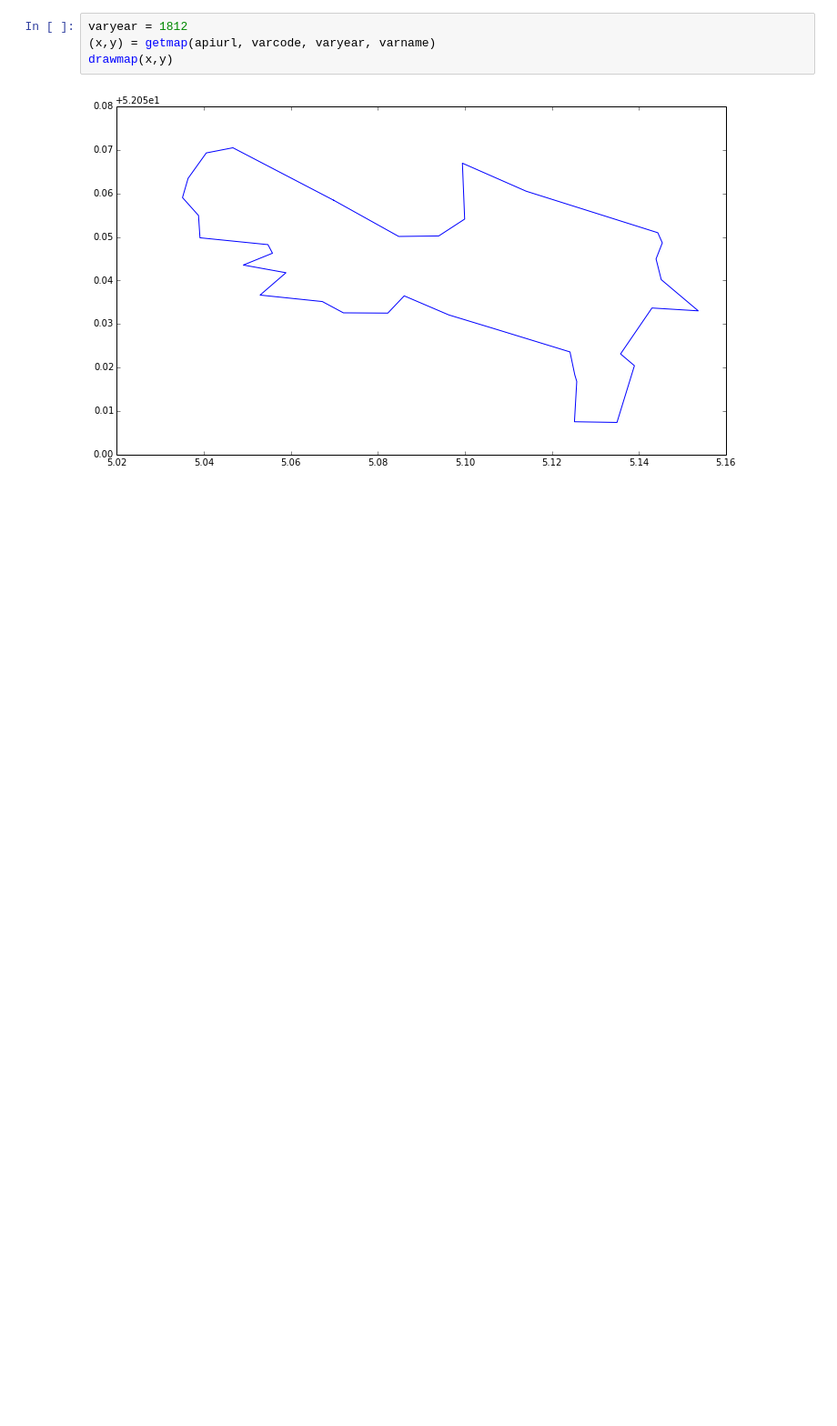
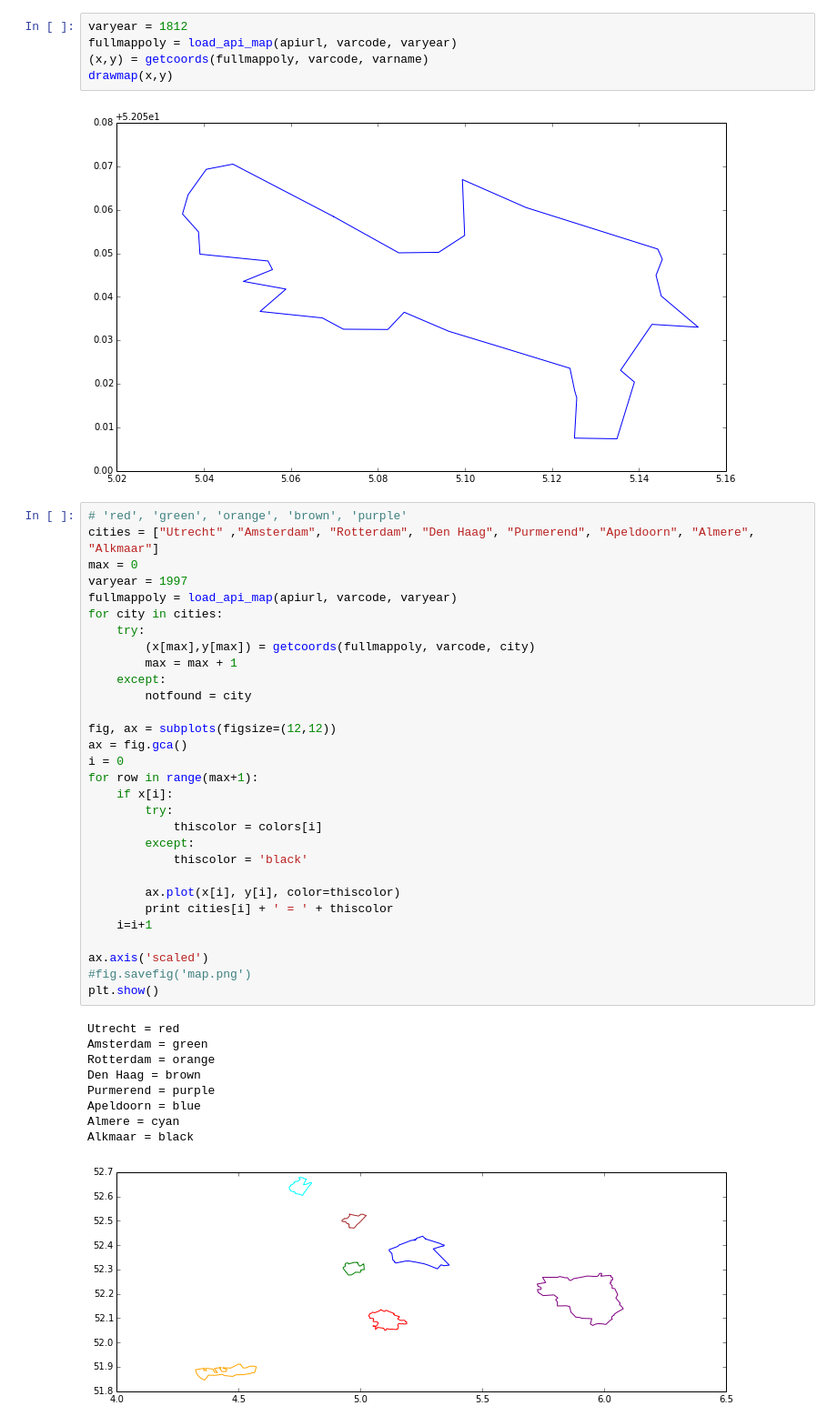
Before and after one commit to IISH/nlgis2, a Jupyter notebook: maps/usecases/viewer.ipynb, the cells around one changed output. Shown at 91% size. Drawn from its saved outputs; the diff is of its cells as text; blank space fills up the shorter version.

Commit message:
Added use case for several cities

```diff
--- a/maps/usecases/viewer.ipynb
+++ b/maps/usecases/viewer.ipynb
@@ -112,7 +100,48 @@ drawmap(x,y)
 And finally boundaries of Utrecht more than 200 years ago
 # %%
 varyear = 1812
-(x,y) = getmap(apiurl, varcode, varyear, varname)
+fullmappoly = load_api_map(apiurl, varcode, varyear)
+(x,y) = getcoords(fullmappoly, varcode, varname)
 drawmap(x,y)
 # %% [output]
 [figure]
+# %%
+# 'red', 'green', 'orange', 'brown', 'purple'
+cities = ["Utrecht" ,"Amsterdam", "Rotterdam", "Den Haag", "Purmerend", "Apeldoorn", "Almere", "Alkmaar"]
+max = 0
+varyear = 1997
+fullmappoly = load_api_map(apiurl, varcode, varyear)
+for city in cities:
+    try:
+        (x[max],y[max]) = getcoords(fullmappoly, varcode, city)
+        max = max + 1
+    except:
+        notfound = city
+
+fig, ax = subplots(figsize=(12,12))
+ax = fig.gca()
+i = 0
+for row in range(max+1):
+    if x[i]:
+        try:
+            thiscolor = colors[i]
+        except:
+            thiscolor = 'black'
+
+        ax.plot(x[i], y[i], color=thiscolor)
+        print cities[i] + ' = ' + thiscolor
+    i=i+1
+
+ax.axis('scaled')
+#fig.savefig('map.png')
+plt.show()
+# %% [output]
+Utrecht = red
+Amsterdam = green
+Rotterdam = orange
+Den Haag = brown
+Purmerend = purple
+Apeldoorn = blue
+Almere = cyan
+Alkmaar = black
+[figure, added]
```
Also changed, not shown: parts of 3 cells of this notebook.
